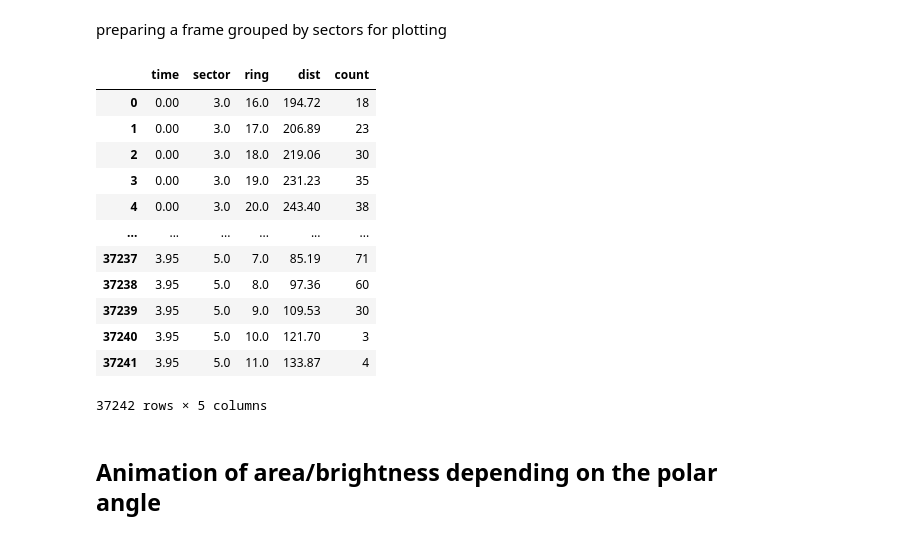
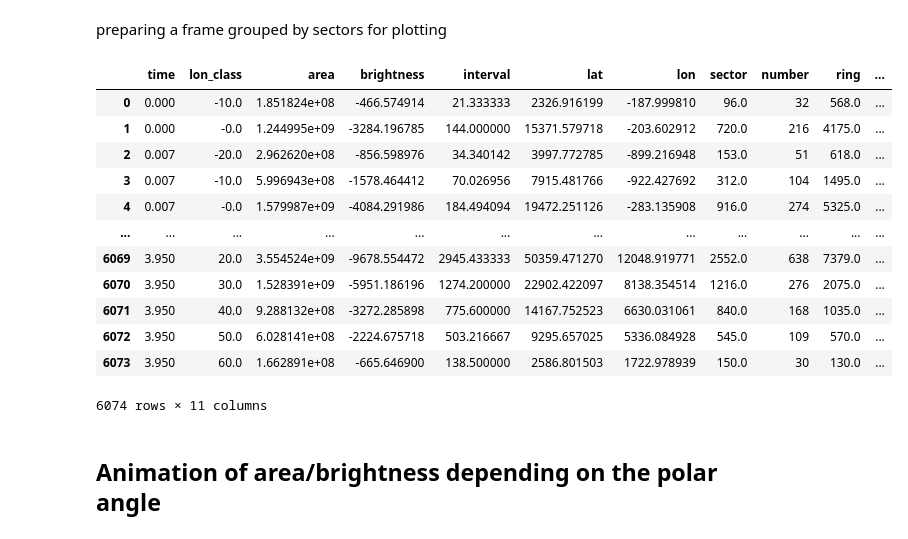
Before and after one commit to Chigaga/Dimimmings, a Jupyter notebook: "processing_dimmings".ipynb, the cells around one changed output. Cells and saved outputs as stored; diff of their text form; code cells hidden in the pictures.

```diff
--- a/"processing_dimmings".ipynb
+++ b/"processing_dimmings".ipynb
@@ -99,25 +99,25 @@ preparing a frame grouped by sectors for plotting
 # %%
 #summing all values for finding brightness and area  (ee)
 sum_by_sec = sectors.groupby(['time','sector']).sum().reset_index()
 sum_by_sec['mean br'] = sum_by_sec['brightness']/sum_by_sec['number']
 sum_by_lon = sectors.groupby(['time','lon_class']).sum().reset_index()
 
 sum_by_sec_dist = sectors.groupby(['time','sector','ring','dist']).size().to_frame('count').reset_index()
-sum_by_sec_lon
+sum_by_lon
 # %% [output]
-|  | time | sector | ring | dist | count |
-| 0 | 0.00 | 3.0 | 16.0 | 194.72 | 18 |
-| 1 | 0.00 | 3.0 | 17.0 | 206.89 | 23 |
-| 2 | 0.00 | 3.0 | 18.0 | 219.06 | 30 |
-| 3 | 0.00 | 3.0 | 19.0 | 231.23 | 35 |
-| 4 | 0.00 | 3.0 | 20.0 | 243.40 | 38 |
-| ... | ... | ... | ... | ... | ... |
-| 37237 | 3.95 | 5.0 | 7.0 | 85.19 | 71 |
-| 37238 | 3.95 | 5.0 | 8.0 | 97.36 | 60 |
-| 37239 | 3.95 | 5.0 | 9.0 | 109.53 | 30 |
-| 37240 | 3.95 | 5.0 | 10.0 | 121.70 | 3 |
-| 37241 | 3.95 | 5.0 | 11.0 | 133.87 | 4 |
+|  | time | lon_class | area | brightness | interval | lat | lon | sector | number | ring | ... |
+| 0 | 0.000 | -10.0 | 1.851824e+08 | -466.574914 | 21.333333 | 2326.916199 | -187.999810 | 96.0 | 32 | 568.0 | ... |
+| 1 | 0.000 | -0.0 | 1.244995e+09 | -3284.196785 | 144.000000 | 15371.579718 | -203.602912 | 720.0 | 216 | 4175.0 | ... |
+| 2 | 0.007 | -20.0 | 2.962620e+08 | -856.598976 | 34.340142 | 3997.772785 | -899.216948 | 153.0 | 51 | 618.0 | ... |
+| 3 | 0.007 | -10.0 | 5.996943e+08 | -1578.464412 | 70.026956 | 7915.481766 | -922.427692 | 312.0 | 104 | 1495.0 | ... |
+| 4 | 0.007 | -0.0 | 1.579987e+09 | -4084.291986 | 184.494094 | 19472.251126 | -283.135908 | 916.0 | 274 | 5325.0 | ... |
+| ... | ... | ... | ... | ... | ... | ... | ... | ... | ... | ... | ... |
+| 6069 | 3.950 | 20.0 | 3.554524e+09 | -9678.554472 | 2945.433333 | 50359.471270 | 12048.919771 | 2552.0 | 638 | 7379.0 | ... |
+| 6070 | 3.950 | 30.0 | 1.528391e+09 | -5951.186196 | 1274.200000 | 22902.422097 | 8138.354514 | 1216.0 | 276 | 2075.0 | ... |
+| 6071 | 3.950 | 40.0 | 9.288132e+08 | -3272.285898 | 775.600000 | 14167.752523 | 6630.031061 | 840.0 | 168 | 1035.0 | ... |
+| 6072 | 3.950 | 50.0 | 6.028141e+08 | -2224.675718 | 503.216667 | 9295.657025 | 5336.084928 | 545.0 | 109 | 570.0 | ... |
+| 6073 | 3.950 | 60.0 | 1.662891e+08 | -665.646900 | 138.500000 | 2586.801503 | 1722.978939 | 150.0 | 30 | 130.0 | ... |
-37242 rows × 5 columns
+6074 rows × 11 columns
 # %% [markdown]
 ## Animation of area/brightness depending on the polar angle
 # %%
```
Also changed, not shown: parts of 3 cells of this notebook.
